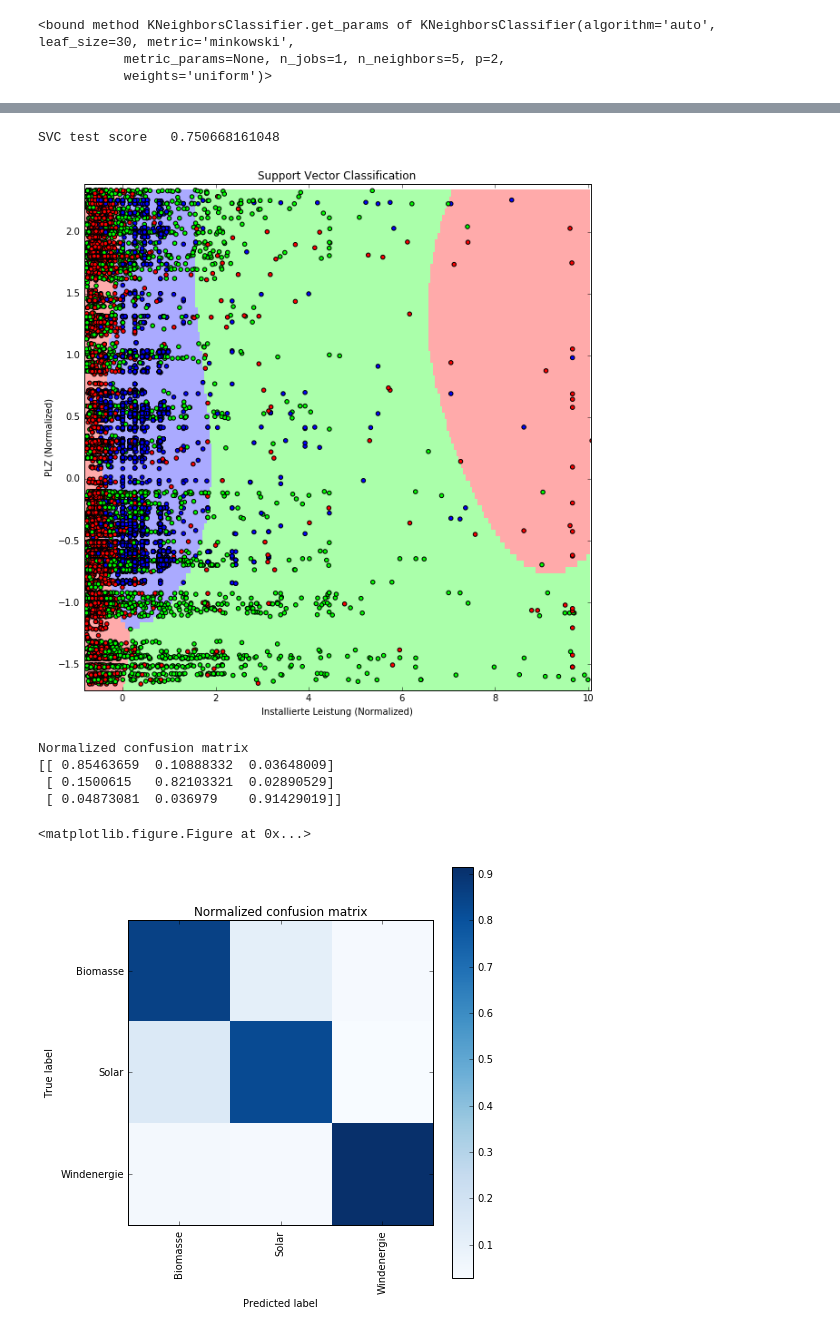
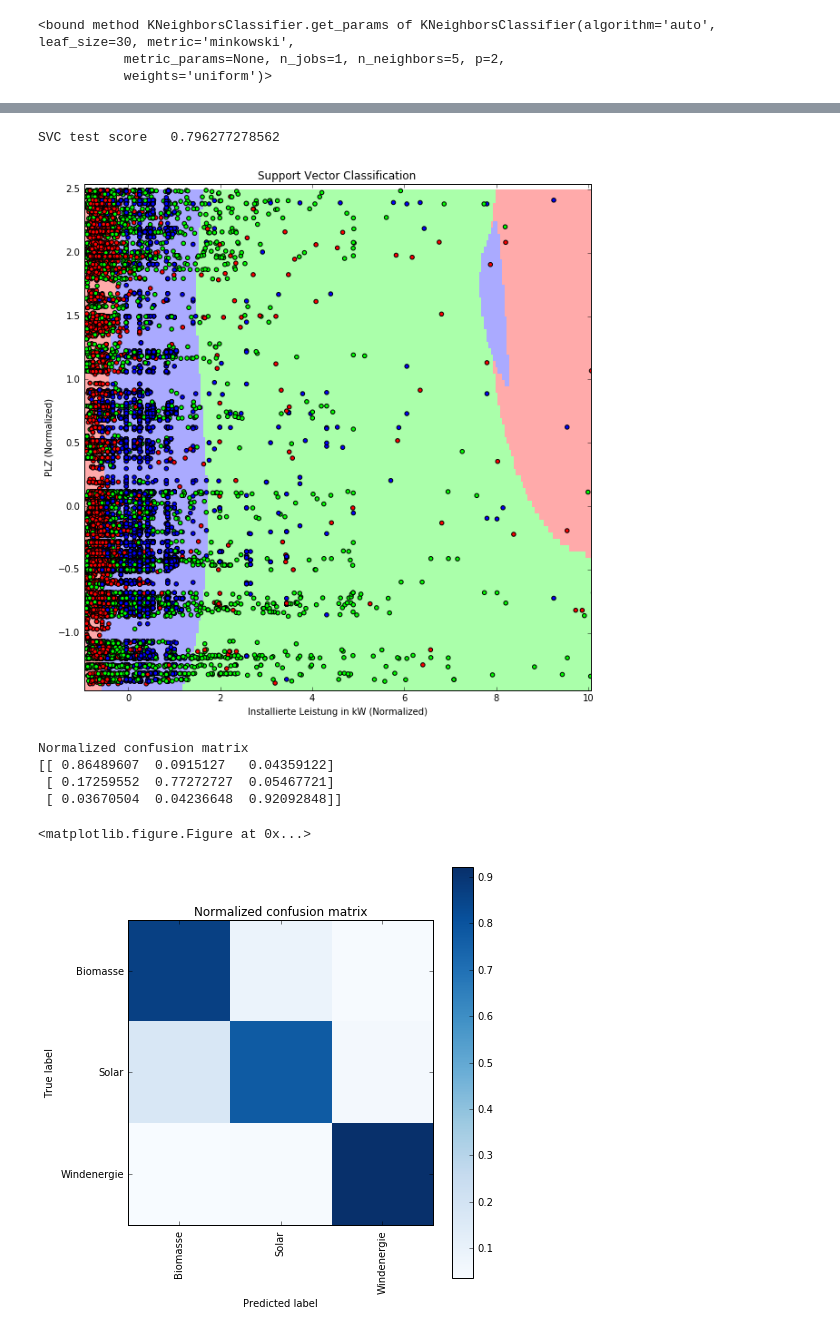
Before and after one commit to cortiana/DemoML, a Jupyter notebook: ml-demo01.ipynb, the cells around one changed output, grey strips where cells are left out. Saved outputs shown, nothing was run; the diff lists cells and outputs as text; code cells hidden in the pictures.

```diff
--- a/ml-demo01.ipynb
+++ b/ml-demo01.ipynb
@@ -209,12 +235,13 @@ plz[0:10]
 Now add ("join") this information to our original data:
 # %%
 # join data with PLZ:
-data2 = pd.merge(data, plz, how='left', on="PLZ").fillna(0.)
+#data2 = pd.merge(data, plz, how='left', on="PLZ").fillna(0.)
+data2 = pd.merge(data, plz, how='inner', on="PLZ").fillna(0.)
 
 data2["Leistung"] = data2["Installierte Leistung in kW"]
 
-info = ["PLZ", "lon", "lat","Energietraeger","Energietraeger_enc","Installierte Leistung in kW","Leistung"]
+info = ["PLZ", "lon", "lat","Energietraeger_new","Energietraeger_enc","Installierte Leistung in kW","Leistung"]
 
-# show the obtained information from the firt 10 power plants:
+# show the obtained information from the first 10 power plants:
 data2[info][0:10]
 # %% [output]
@@ -323,9 +348,10 @@ Original list of power plant types:
 # %%
 # define a new datasets in which we only store information about the following
 # power plant types: Biomasse, Solar and Windenergie
-data3=data2.loc[data2['Energietraeger'].isin(['Biomasse','Solar','Windenergie'])]
+data3=data2.loc[data2['Energietraeger_new'].isin(['Biomasse','Solar','Windenergie'])]
+#data3=data2.loc[data2['Energietraeger_new'].isin(['Wasserkraft','Solar','Windenergie'])]
 
-print "Reduced list of power plant types:\n\n", pd.unique(data3.Energietraeger)
+print "Reduced list of power plant types:\n\n", pd.unique(data3.Energietraeger_new)
 # %% [output]
 Reduced list of power plant types:
 
@@ -334,9 +360,11 @@ Reduced list of power plant types:
 variables = ["Installierte Leistung in kW", "lat", "lon"]
 X=data3[variables].values
 y=data3["Energietraeger_enc"]
-names = data3["Energietraeger"]
-ids = np.unique(y),
+names = data3["Energietraeger_new"]
+
+#ids = np.unique(y),
 lab = np.unique(names)
+ids = encodeEnergietr.transform(lab)
 print ids, lab
 train_X, test_X, train_y, test_y = train_test_split(X, y, train_size=0.5, random_state=1999)
 
@@ -424,7 +455,7 @@ KNN (weigths = distance ) test score   0.902146736788
 # %%
 # and then by using different values of k:
 
-weights = 'uniform'
+weights = 'distance'
 for n_neighbors in range(1,11):
     classifier = KNeighborsClassifier(n_neighbors, weights=weights)
     classifier.fit(train_X, train_y)
@@ -573,41 +611,41 @@ y_min, y_max = X[:, 1].min()-hy , X[:, 1].max()+hy
 xx, yy = np.meshgrid(np.arange(x_min, x_max, hx), np.arange(y_min, y_max, hy))
 
 Z = classifier.predict(np.c_[xx.ravel(), yy.ravel()])
 
 # Put the result into a color plot
 Z = Z.reshape(xx.shape)
 plt.figure(figsize=(10,10))
 plt.xlim(x_min,x_max)
 plt.ylim(y_min,y_max)
 plt.pcolormesh(xx, yy, Z, cmap=cmap_light)
 plt.scatter(X[:, 0], X[:, 1], c=y, cmap=cmap_bold)
 plt.xlim(x_min,x_max)
 plt.ylim(y_min,y_max)
 
 plt.title("Support Vector Classification")
-plt.ylabel('PLZ (Normalized)')
-plt.xlabel('Installierte Leistung (Normalized)')
+plt.ylabel(variables[1]+' (Normalized)')
+plt.xlabel(variables[0]+' (Normalized)')
 plt.show()
 
 # Show the corresponding normalized confusion matrix
 cm =confusion_matrix(pred_y, test_y)
 cm_normalized = cm.astype('float') / cm.sum(axis=1)[:, np.newaxis]
 print('Normalized confusion matrix')
 print(cm_normalized)
 plt.figure()
 plot_confusion_matrix(cm_normalized, title='Normalized confusion matrix')
 tick_marks = np.arange(len(lab))
 plt.xticks(tick_marks, lab, rotation=90)
 plt.yticks(tick_marks, lab)
 
 plt.show()
 # %% [output]
-SVC test score   0.750668161048
+SVC test score   0.796277278562
-[figure, old version]
+[figure, new version]
 Normalized confusion matrix
-[[ 0.85463659  0.10888332  0.03648009]
- [ 0.1500615   0.82103321  0.02890529]
- [ 0.04873081  0.036979    0.91429019]]
+[[ 0.86489607  0.0915127   0.04359122]
+ [ 0.17259552  0.77272727  0.05467721]
+ [ 0.03670504  0.04236648  0.92092848]]
 <matplotlib.figure.Figure at 0x...>
-[figure, old version]
+[figure, new version]
 # %%
```
Also changed, not shown: parts of 30 cells of this notebook, 1 other file.
